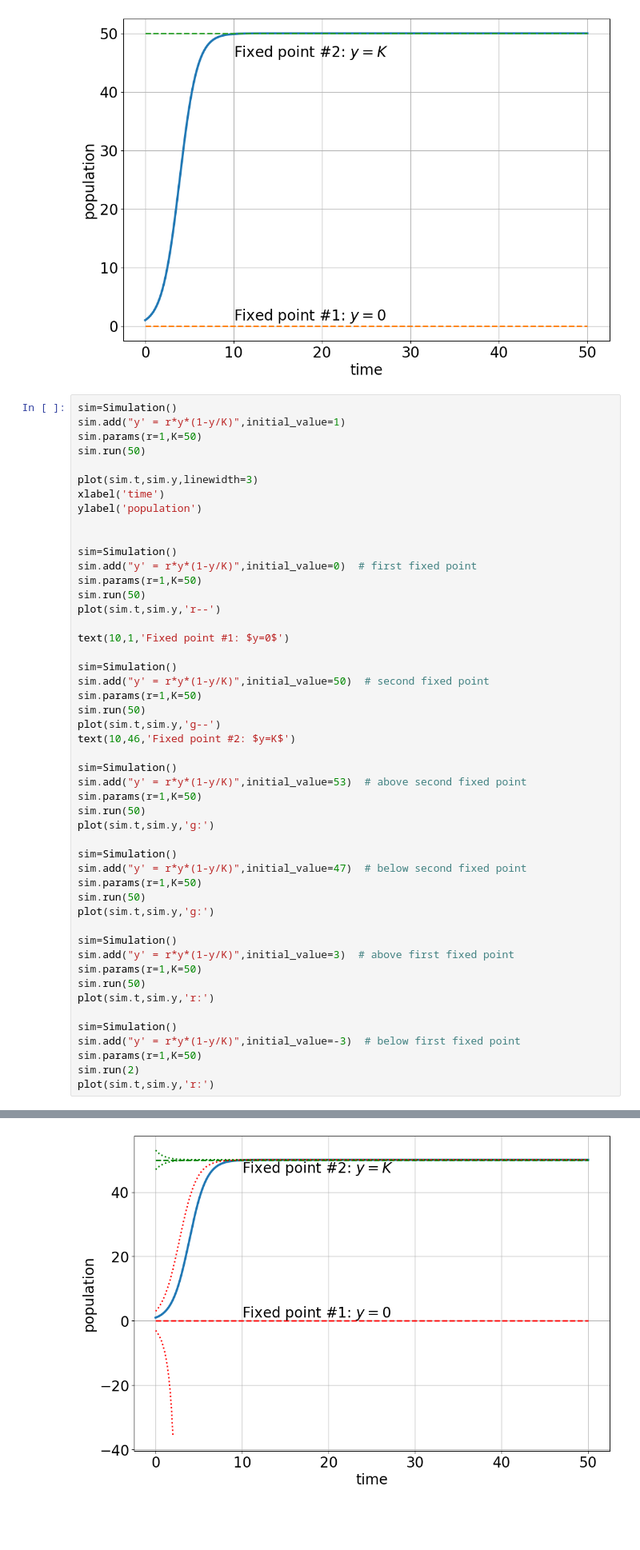
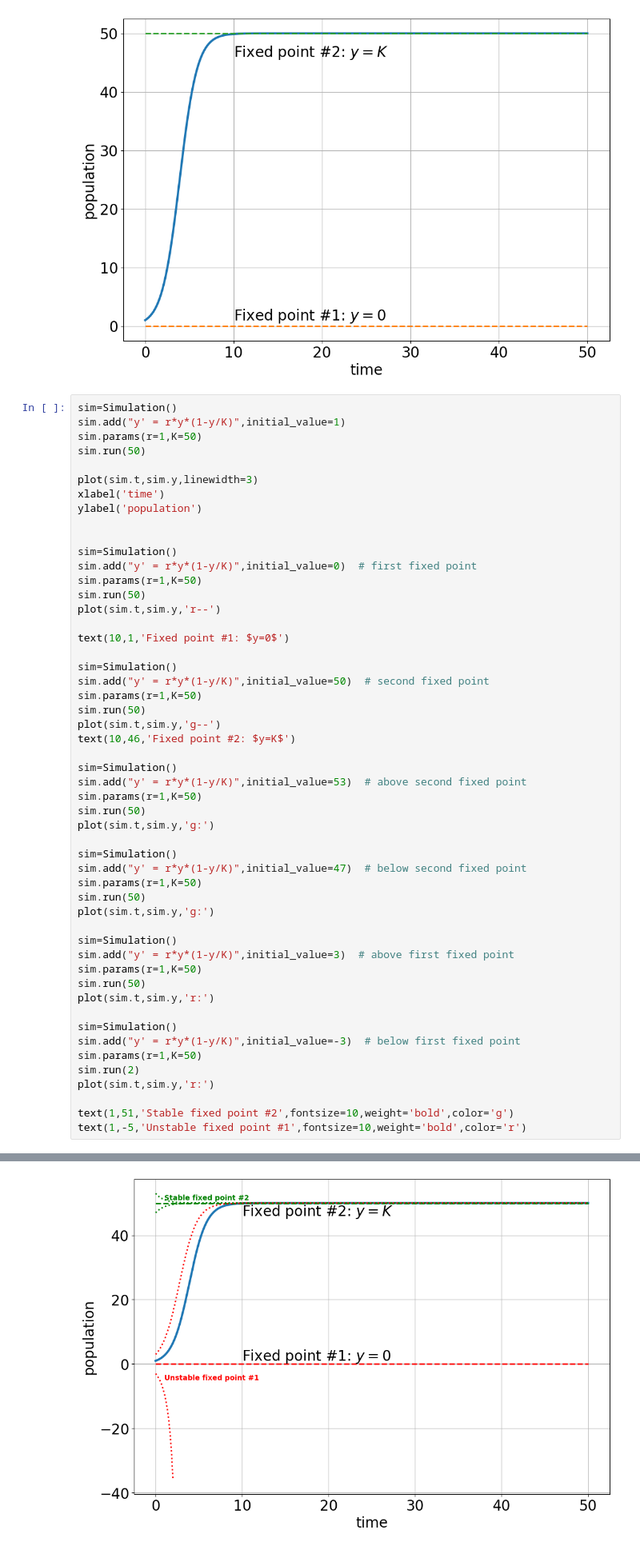
Before and after one commit to bblais/Computer-Programming-for-the-Sciences-Spring-2024, a Jupyter notebook: Sprint #2 - Dynamical Systems and Parameters/2024-02-27 - Sample Data.ipynb, the cells around one changed output, grey strips where cells are left out. Shown at 80% size. Saved outputs shown, nothing was run; the diff lists cells and outputs as text; blank space fills up the shorter version.

```diff
--- a/Sprint #2 - Dynamical Systems and Parameters/2024-02-27 - Sample Data.ipynb
+++ b/Sprint #2 - Dynamical Systems and Parameters/2024-02-27 - Sample Data.ipynb
@@ -194,4 +194,7 @@ sim.add("y' = r*y*(1-y/K)",initial_value=-3)  # below first fixed point
 sim.params(r=1,K=50)
 sim.run(2)
 plot(sim.t,sim.y,'r:')
+
+text(1,51,'Stable fixed point #2',fontsize=10,weight='bold',color='g')
+text(1,-5,'Unstable fixed point #1',fontsize=10,weight='bold',color='r')
 # %% [output]
@@ -199 +202 @@ plot(sim.t,sim.y,'r:')
-[figure, old version]
+[figure, new version]
```
Also changed, not shown: parts of 1 cell of this notebook, 1 other file.
